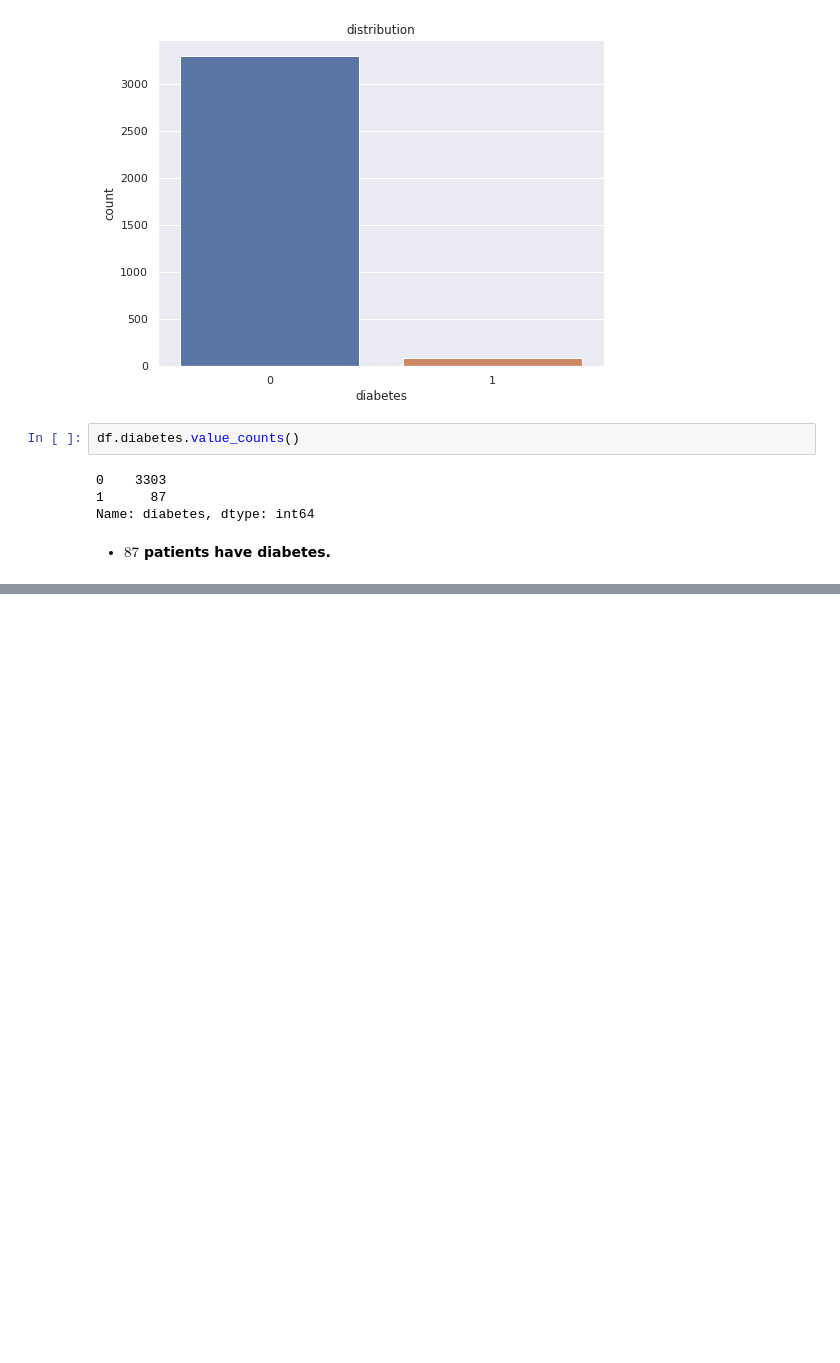
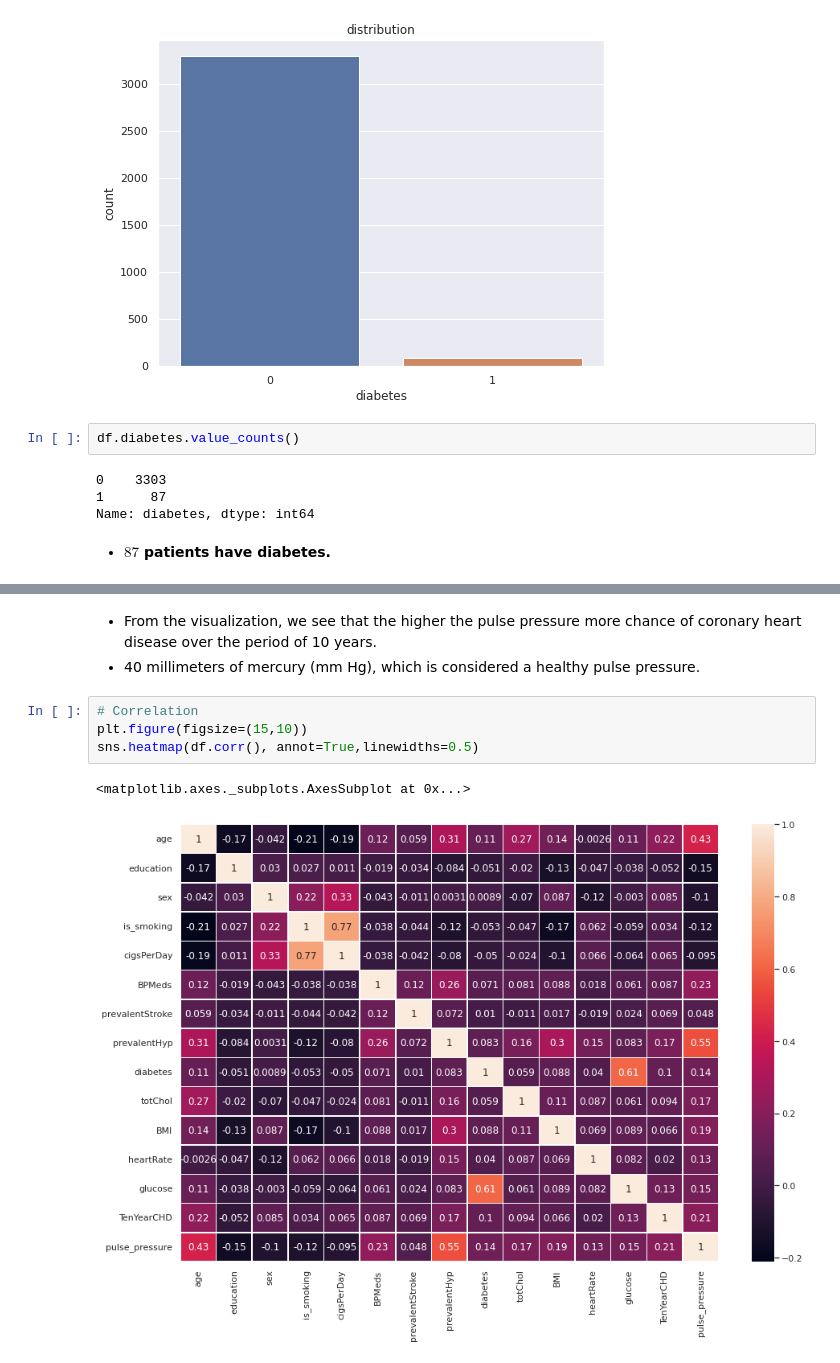
Before and after one commit to vir097/Cardiovascular-Risk-Prediction--Viral-Shewale, a Jupyter notebook: Cardiovascular_risk_prediction_Viral_Shewale.ipynb, the cells around one changed output, grey strips where cells are left out. Saved outputs shown, nothing was run; the diff lists cells and outputs as text; blank space fills up the shorter version.

```diff
--- a/Cardiovascular_risk_prediction_Viral_Shewale.ipynb
+++ b/Cardiovascular_risk_prediction_Viral_Shewale.ipynb
@@ -534,0 +633,10 @@ Name: diabetes, dtype: int64
+# %% [markdown]
+* From the visualization, we see that the higher the pulse pressure more chance of coronary heart disease over the period of 10 years.
+* 40 millimeters of mercury (mm Hg), which is considered a healthy pulse pressure.
+# %%
+# Correlation
+plt.figure(figsize=(15,10))
+sns.heatmap(df.corr(), annot=True,linewidths=0.5)
+# %% [output]
+<matplotlib.axes._subplots.AxesSubplot at 0x...>
+[figure, added]
```
Also changed, not shown: parts of 17 cells of this notebook.
